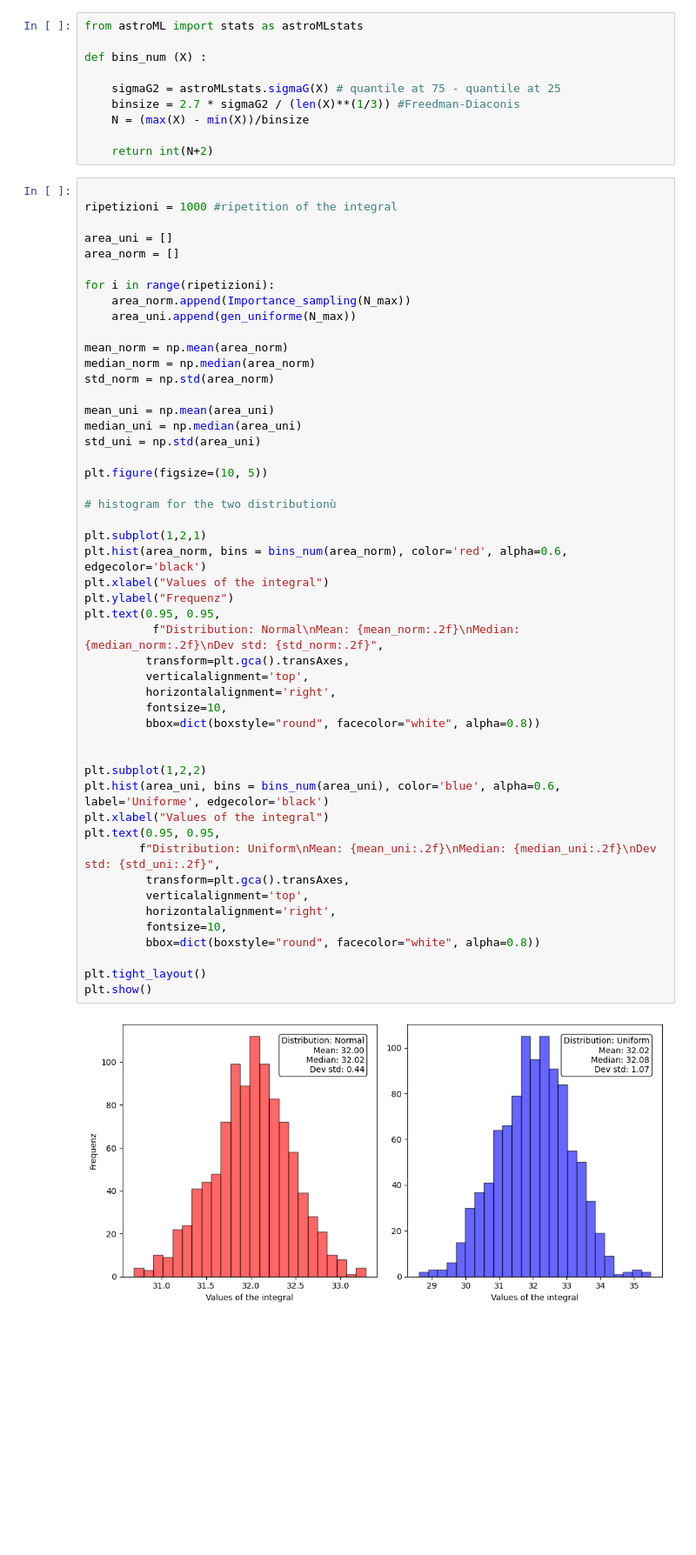
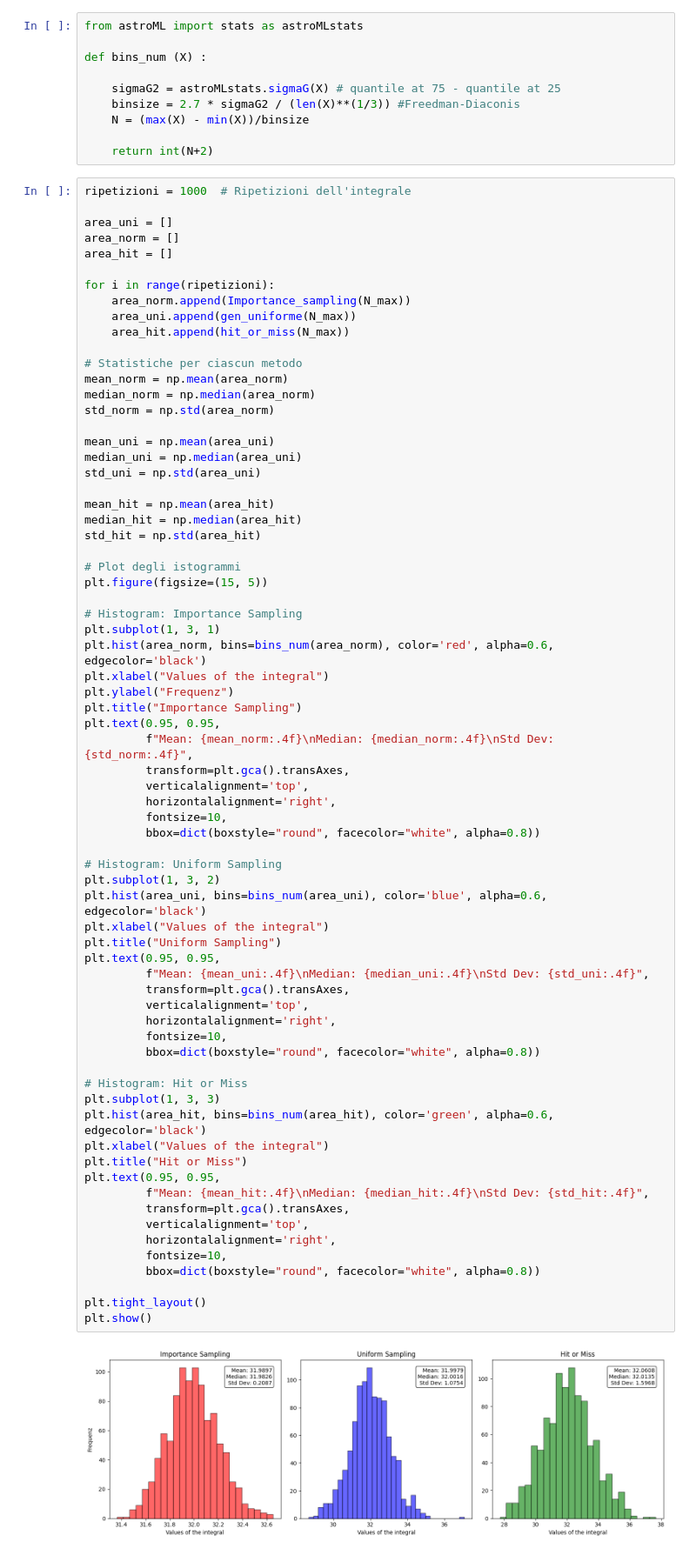
Before and after one commit to oblivion0218/ES_AstroStatistic, a Jupyter notebook: Riccardo_Bossi/lez 3/Monte_Carlo_int.ipynb, the cells around one changed output. Shown at 87% size. Cells and saved outputs as stored; diff of their text form; blank space fills up the shorter version.

```diff
--- a/Riccardo_Bossi/lez 3/Monte_Carlo_int.ipynb
+++ b/Riccardo_Bossi/lez 3/Monte_Carlo_int.ipynb
@@ -86,53 +127,74 @@ def bins_num (X) :
 
     return int(N+2)
 # %%
-
-ripetizioni = 1000 #ripetition of the integral
+ripetizioni = 1000  # Ripetizioni dell'integrale
 
 area_uni = []
 area_norm = []
+area_hit = []
 
 for i in range(ripetizioni):
     area_norm.append(Importance_sampling(N_max))
     area_uni.append(gen_uniforme(N_max))
+    area_hit.append(hit_or_miss(N_max))
 
+# Statistiche per ciascun metodo
 mean_norm = np.mean(area_norm)
 median_norm = np.median(area_norm)
 std_norm = np.std(area_norm)
 
 mean_uni = np.mean(area_uni)
 median_uni = np.median(area_uni)
 std_uni = np.std(area_uni)
 
-plt.figure(figsize=(10, 5))
+mean_hit = np.mean(area_hit)
+median_hit = np.median(area_hit)
+std_hit = np.std(area_hit)
 
-# histogram for the two distributionù
+# Plot degli istogrammi
+plt.figure(figsize=(15, 5))
 
-plt.subplot(1,2,1)
-plt.hist(area_norm, bins = bins_num(area_norm), color='red', alpha=0.6, edgecolor='black')
+# Histogram: Importance Sampling
+plt.subplot(1, 3, 1)
+plt.hist(area_norm, bins=bins_num(area_norm), color='red', alpha=0.6, edgecolor='black')
 plt.xlabel("Values of the integral")
 plt.ylabel("Frequenz")
+plt.title("Importance Sampling")
 plt.text(0.95, 0.95,
-          f"Distribution: Normal\nMean: {mean_norm:.2f}\nMedian: {median_norm:.2f}\nDev std: {std_norm:.2f}",
+         f"Mean: {mean_norm:.4f}\nMedian: {median_norm:.4f}\nStd Dev: {std_norm:.4f}",
          transform=plt.gca().transAxes,
          verticalalignment='top',
          horizontalalignment='right',
          fontsize=10,
          bbox=dict(boxstyle="round", facecolor="white", alpha=0.8))
 
+# Histogram: Uniform Sampling
+plt.subplot(1, 3, 2)
+plt.hist(area_uni, bins=bins_num(area_uni), color='blue', alpha=0.6, edgecolor='black')
+plt.xlabel("Values of the integral")
+plt.title("Uniform Sampling")
+plt.text(0.95, 0.95,
+         f"Mean: {mean_uni:.4f}\nMedian: {median_uni:.4f}\nStd Dev: {std_uni:.4f}",
+         transform=plt.gca().transAxes,
+         verticalalignment='top',
+         horizontalalignment='right',
+         fontsize=10,
+         bbox=dict(boxstyle="round", facecolor="white", alpha=0.8))
 
-plt.subplot(1,2,2)
-plt.hist(area_uni, bins = bins_num(area_uni), color='blue', alpha=0.6, label='Uniforme', edgecolor='black')
+# Histogram: Hit or Miss
+plt.subplot(1, 3, 3)
+plt.hist(area_hit, bins=bins_num(area_hit), color='green', alpha=0.6, edgecolor='black')
 plt.xlabel("Values of the integral")
+plt.title("Hit or Miss")
 plt.text(0.95, 0.95,
-        f"Distribution: Uniform\nMean: {mean_uni:.2f}\nMedian: {median_uni:.2f}\nDev std: {std_uni:.2f}",
+         f"Mean: {mean_hit:.4f}\nMedian: {median_hit:.4f}\nStd Dev: {std_hit:.4f}",
          transform=plt.gca().transAxes,
          verticalalignment='top',
          horizontalalignment='right',
          fontsize=10,
          bbox=dict(boxstyle="round", facecolor="white", alpha=0.8))
 
 plt.tight_layout()
 plt.show()
 # %% [output]
-[figure, old version]
+[figure, new version]
```
Also changed, not shown: parts of 3 cells of this notebook, 8 other files.
